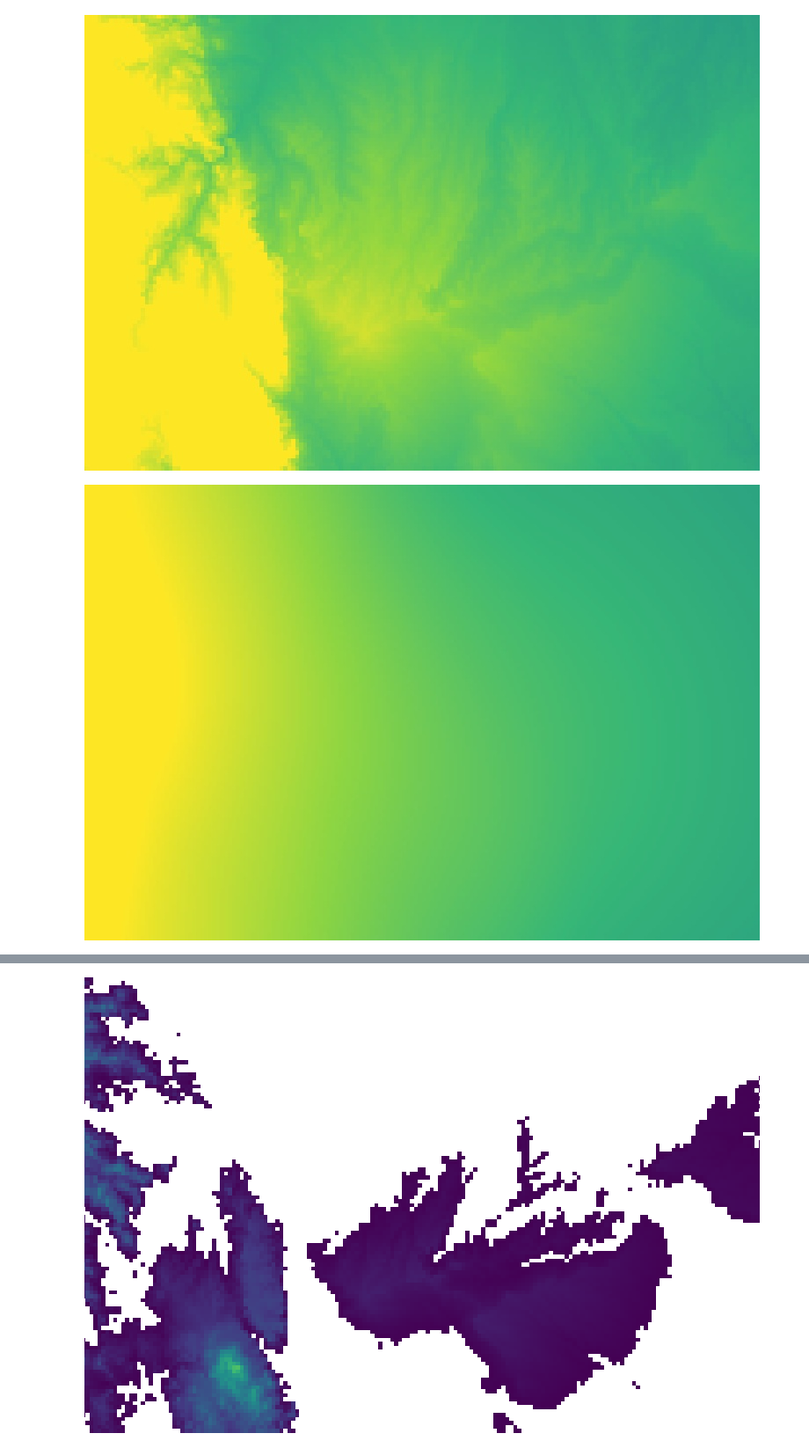
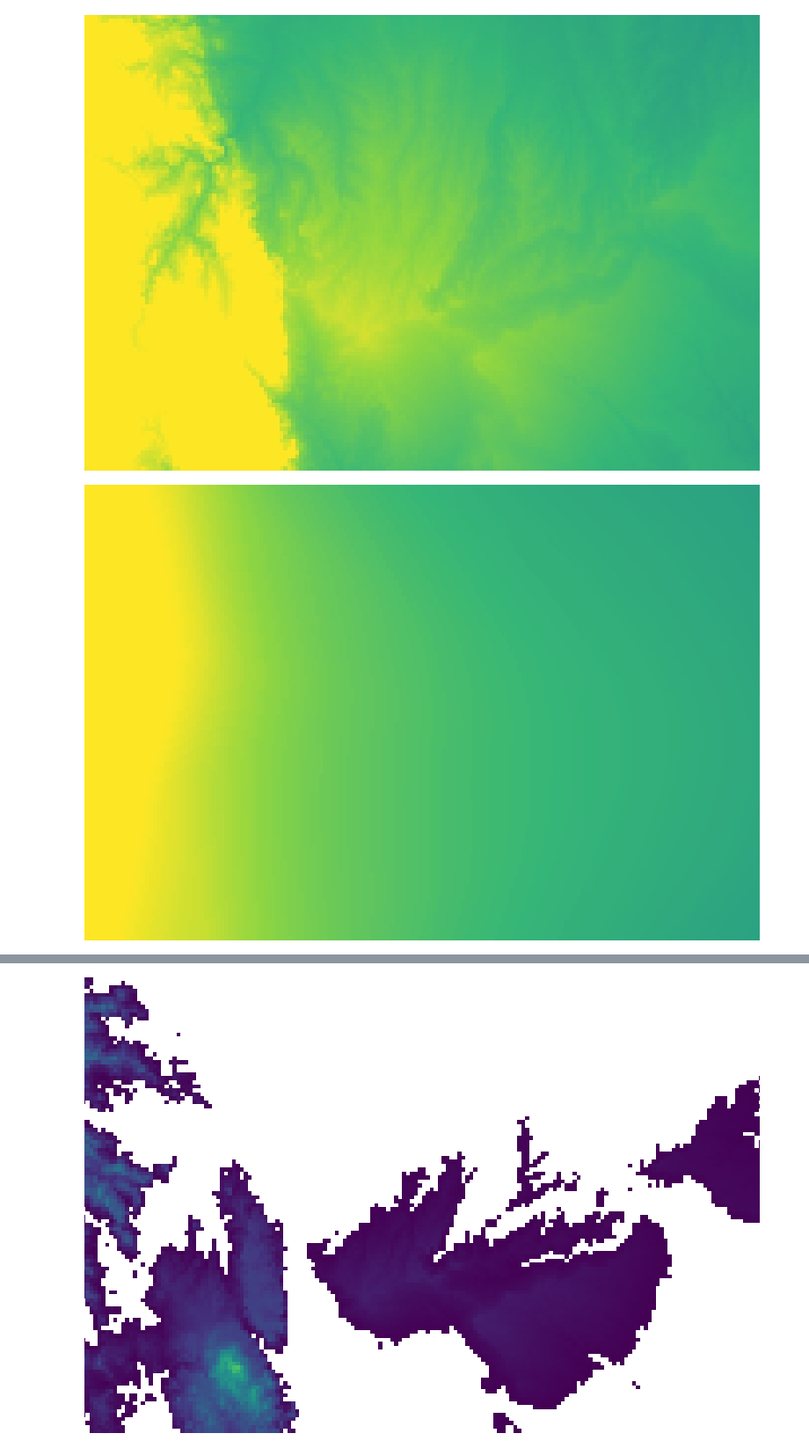
Before and after one commit to Open-ET/openet-ssebop, a Jupyter notebook: examples/elr_testing.ipynb, the cells around one changed output, grey strips where cells are left out. Shown at 88% size. Saved outputs shown, nothing was run; the diff lists cells and outputs as text; code cells hidden in the pictures.

Commit message:
if elr_flag: ....Changed kernel to square and reducer to .median() for the elevation zonal statistic to be more sensitive to topographic prominence

```diff
--- a/examples/elr_testing.ipynb
+++ b/examples/elr_testing.ipynb
@@ -194,20 +196,20 @@ Image(image_url, embed=True, format='png')
 # %%
 # Then generate the coarse resolution SRTM image
 # Setting the radius to ~80 seems to get close to what was generated in the other script
 #   For 1km DAYMET cells this is a 181km x 181km window
 #   This is pretty similar to the 20km cells smoothed with a 9x9 window
 #     (In the other script the radius was 5, which would be a 9x9 window, not 5x5)
 # The images started to look reasonable for radius values >50
 srtm_tmax_coarse = srtm_tmax_fine\
-    .reduceNeighborhood(reducer=ee.Reducer.mean(), kernel=ee.Kernel.circle(radius=80, units='pixels'))\
+    .reduceNeighborhood(reducer=ee.Reducer.median(), kernel=ee.Kernel.square(radius=80, units='pixels'))\
     .reproject(crs=tmax_proj)
 
 image_url = srtm_tmax_coarse\
     .getThumbURL({'min': 0, 'max': 2500, 'palette': viridis,
                   'region': study_region, 'dimensions': image_size})
 Image(image_url, embed=True, format='png')
 # %% [output]
-[figure, old version]
+[figure, new version]
 # %%
 srtm_diff = srtm_tmax_fine.subtract(srtm_tmax_coarse.add(100))
 srtm_mask = srtm_diff.gt(0)
```
Also changed, not shown: parts of 5 cells of this notebook, 4 other files.
